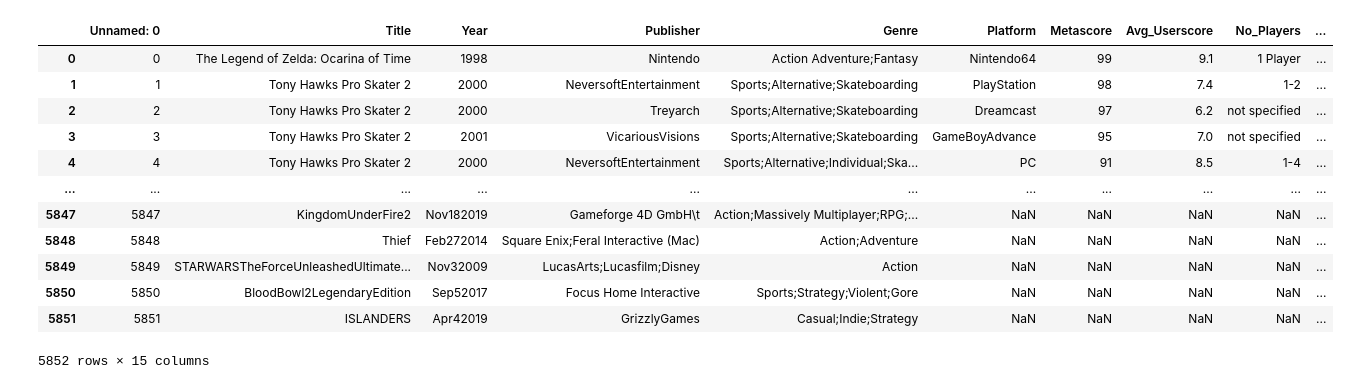
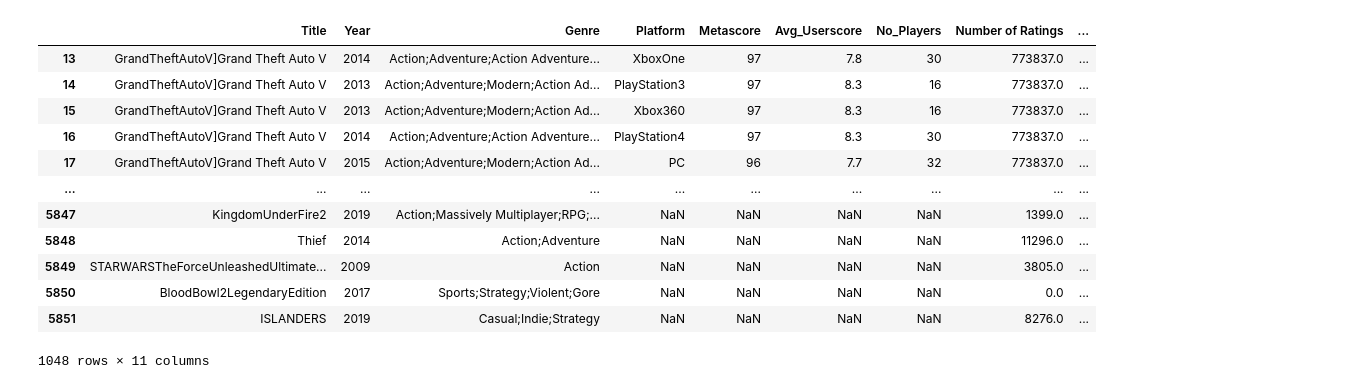
Before and after one commit to drewbodmer/DS3000FinalProject, a Jupyter notebook: Data Clean Up.ipynb, the cells around one changed output. Cells and saved outputs as stored; diff of their text form; code cells hidden in the pictures.

```diff
--- a/Data Clean Up.ipynb
+++ b/Data Clean Up.ipynb
@@ -1,30 +1,52 @@
 # %%
 import pandas as pd
+import string
+import numpy as np
 
 df = pd.read_csv('fp2.csv')
+
 
 def clean(col1, col2):
     df[col1] = df[col2].astype(str) + df[col1].astype(str)
     df[col1] = [w.replace('nan', '').strip('[]\'').replace("'", '').replace(', ', ';') for w in df[col1]]
 
 for c1, c2 in zip(['Title', 'Year', 'Publisher', 'Genre'], ['Title:', 'Release Date:', 'Publisher:', 'Genre:']):
     clean(c1, c2)
 
+df['Year'] = [y[-4:] if len(y) > 4 else y for y in df['Year']]
+df['No_Players'] = [str(w).strip(string.ascii_letters+' ') if isinstance(w, str) else w for w in df['No_Players']]
+df['No_Players'] = [entry.split('-')[1] if isinstance(entry, str) and '-' in entry else entry for entry in df['No_Players']]
+df = df[df['Percentage of Positive Reviews'].notna()]
 df['Franchise:'] = [w.strip('[]\'') if isinstance(w, str) else w for w in df['Franchise:']]
 df['Developer:'] = [w.strip('[]\'') if isinstance(w, str) else w for w in df['Developer:']]
-df = df.drop(['Title:', 'Release Date:', 'Publisher:', 'Genre:'], axis=1)
+df['Genre'] = [w.replace(']', ';') for w in df['Genre']]
+df = df.drop(['Title:', 'Release Date:', 'Publisher:', 'Genre:', 'Publisher', 'Developer:', 'Discounted Price', 'Unnamed: 0'], axis=1)
+df = df.dropna(thresh=6)
+
+def x(s):
+    if s != 0:
+        return 1
+    else:
+        return 0
+
+df['Franchise:'] = df['Franchise:'].fillna(0)
+df['Franchise:'] = df['Franchise:'].map(x)
+df['Percentage of Positive Reviews'] = [w.strip('%') if isinstance(w, str) else w for w in df['Percentage of Positive Reviews']]
+df['Price'] = [w.strip('$') if isinstance(w, str) else w for w in df['Price']]
 df
+
+# remove percentage and dollar sign, add genre columns
 # %% [output]
-|  | Unnamed: 0 | Title | Year | Publisher | Genre | Platform | Metascore | Avg_Userscore | No_Players | ... |
-| 0 | 0 | The Legend of Zelda: Ocarina of Time | 1998 | Nintendo | Action Adventure;Fantasy | Nintendo64 | 99 | 9.1 | 1 Player | ... |
-| 1 | 1 | Tony Hawks Pro Skater 2 | 2000 | NeversoftEntertainment | Sports;Alternative;Skateboarding | PlayStation | 98 | 7.4 | 1-2 | ... |
-| 2 | 2 | Tony Hawks Pro Skater 2 | 2000 | Treyarch | Sports;Alternative;Skateboarding | Dreamcast | 97 | 6.2 | not specified | ... |
-| 3 | 3 | Tony Hawks Pro Skater 2 | 2001 | VicariousVisions | Sports;Alternative;Skateboarding | GameBoyAdvance | 95 | 7.0 | not specified | ... |
-| 4 | 4 | Tony Hawks Pro Skater 2 | 2000 | NeversoftEntertainment | Sports;Alternative;Individual;Ska... | PC | 91 | 8.5 | 1-4 | ... |
-| ... | ... | ... | ... | ... | ... | ... | ... | ... | ... | ... |
-| 5847 | 5847 | KingdomUnderFire2 | Nov182019 | Gameforge 4D GmbH\t | Action;Massively Multiplayer;RPG;... | NaN | NaN | NaN | NaN | ... |
-| 5848 | 5848 | Thief | Feb272014 | Square Enix;Feral Interactive (Mac) | Action;Adventure | NaN | NaN | NaN | NaN | ... |
-| 5849 | 5849 | STARWARSTheForceUnleashedUltimate... | Nov32009 | LucasArts;Lucasfilm;Disney | Action | NaN | NaN | NaN | NaN | ... |
-| 5850 | 5850 | BloodBowl2LegendaryEdition | Sep52017 | Focus Home Interactive | Sports;Strategy;Violent;Gore | NaN | NaN | NaN | NaN | ... |
-| 5851 | 5851 | ISLANDERS | Apr42019 | GrizzlyGames | Casual;Indie;Strategy | NaN | NaN | NaN | NaN | ... |
+|  | Title | Year | Genre | Platform | Metascore | Avg_Userscore | No_Players | Number of Ratings | ... |
+| 13 | GrandTheftAutoV]Grand Theft Auto V | 2014 | Action;Adventure;Action Adventure... | XboxOne | 97 | 7.8 | 30 | 773837.0 | ... |
+| 14 | GrandTheftAutoV]Grand Theft Auto V | 2013 | Action;Adventure;Modern;Action Ad... | PlayStation3 | 97 | 8.3 | 16 | 773837.0 | ... |
+| 15 | GrandTheftAutoV]Grand Theft Auto V | 2013 | Action;Adventure;Modern;Action Ad... | Xbox360 | 97 | 8.3 | 16 | 773837.0 | ... |
+| 16 | GrandTheftAutoV]Grand Theft Auto V | 2014 | Action;Adventure;Action Adventure... | PlayStation4 | 97 | 8.3 | 30 | 773837.0 | ... |
+| 17 | GrandTheftAutoV]Grand Theft Auto V | 2015 | Action;Adventure;Modern;Action Ad... | PC | 96 | 7.7 | 32 | 773837.0 | ... |
+| ... | ... | ... | ... | ... | ... | ... | ... | ... | ... |
+| 5847 | KingdomUnderFire2 | 2019 | Action;Massively Multiplayer;RPG;... | NaN | NaN | NaN | NaN | 1399.0 | ... |
+| 5848 | Thief | 2014 | Action;Adventure | NaN | NaN | NaN | NaN | 11296.0 | ... |
+| 5849 | STARWARSTheForceUnleashedUltimate... | 2009 | Action | NaN | NaN | NaN | NaN | 3805.0 | ... |
+| 5850 | BloodBowl2LegendaryEdition | 2017 | Sports;Strategy;Violent;Gore | NaN | NaN | NaN | NaN | 0.0 | ... |
+| 5851 | ISLANDERS | 2019 | Casual;Indie;Strategy | NaN | NaN | NaN | NaN | 8276.0 | ... |
-5852 rows × 15 columns
+1048 rows × 11 columns
```
Also changed, not shown: parts of 8 cells of this notebook.
